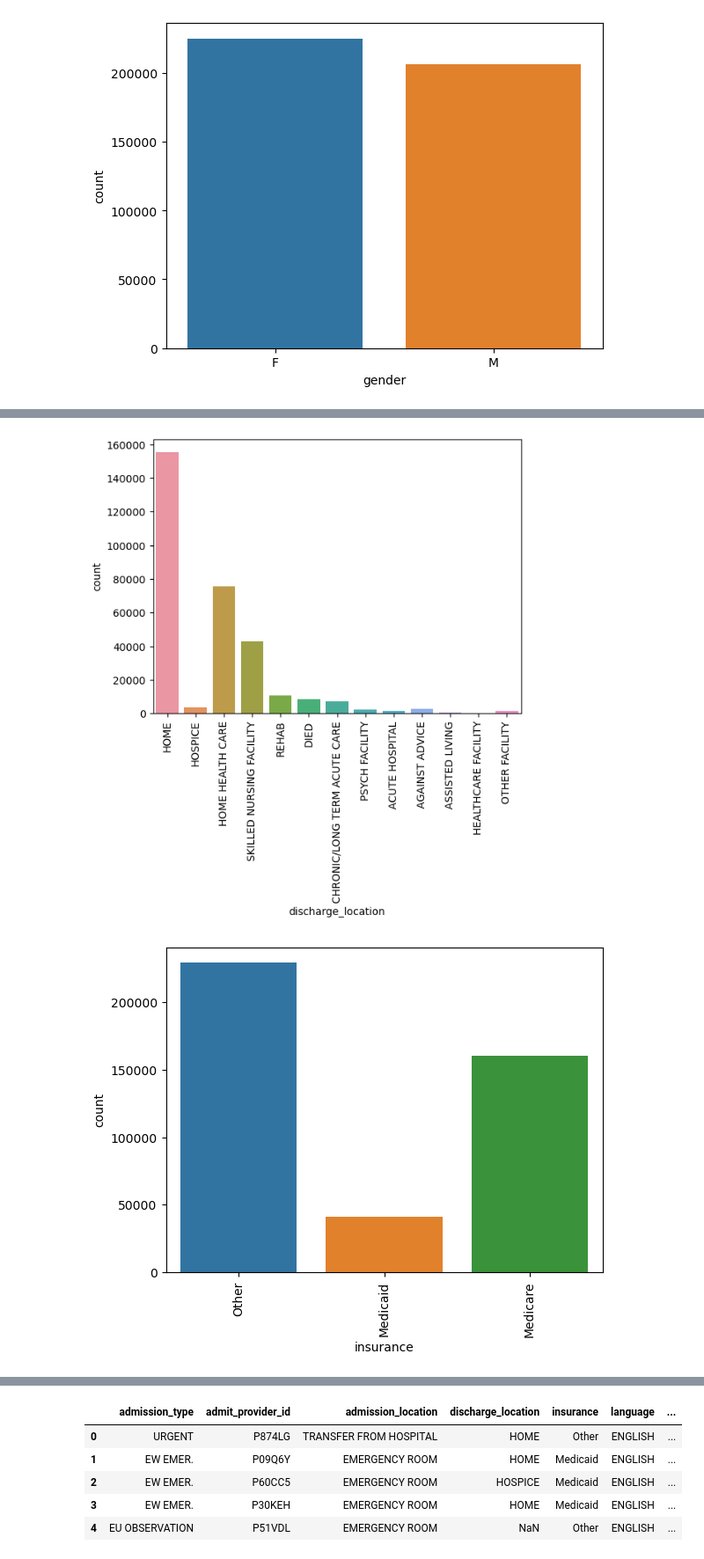
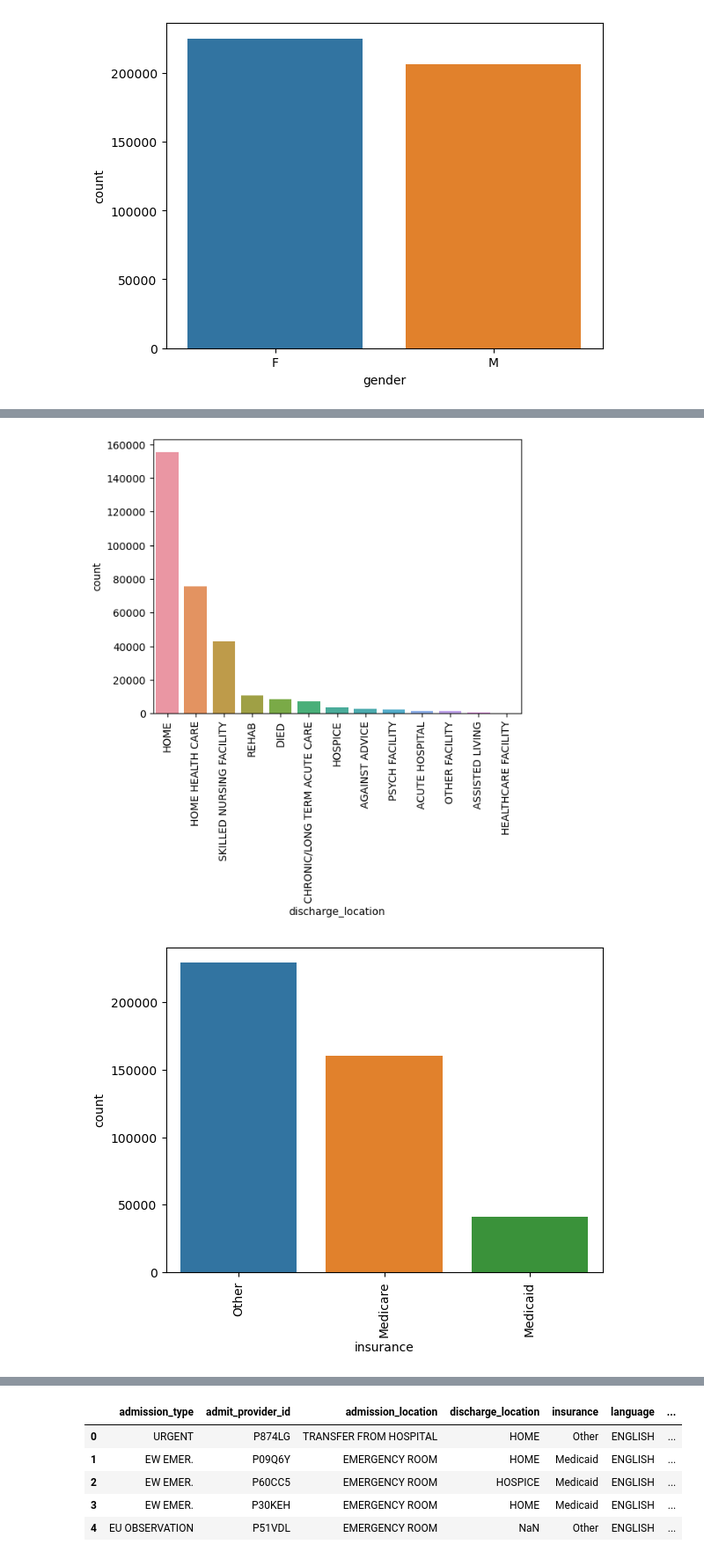
Before and after one commit to alissazolt/Predicting-LOS, a Jupyter notebook: EDA_Predicting_LOS.ipynb, the cells around one changed output, grey strips where cells are left out. Shown at 88% size. Cells and saved outputs as stored; diff of their text form; code cells hidden in the pictures.

```diff
--- a/EDA_Predicting_LOS.ipynb
+++ b/EDA_Predicting_LOS.ipynb
@@ -162,13 +162,13 @@ plt.xticks(rotation=90);
 # %%
-sns.countplot(data = df_cat, x = 'discharge_location')
+sns.countplot(data = df_cat, x = 'discharge_location', order = df_cat['discharge_location'].value_counts().index)
 plt.xticks(rotation=90);
 # %% [output]
-[figure, old version]
+[figure, new version]
 # %%
-sns.countplot(data = df_cat, x = 'insurance')
+sns.countplot(data = df_cat, x = 'insurance', order = df_cat['insurance'].value_counts().index)
 plt.xticks(rotation=90);
 # %% [output]
-[figure, old version]
+[figure, new version]
 # %%
 sns.countplot(data = df_cat, x = 'language')
 plt.xticks(rotation=90);
```
Also changed, not shown: parts of 69 cells of this notebook.
